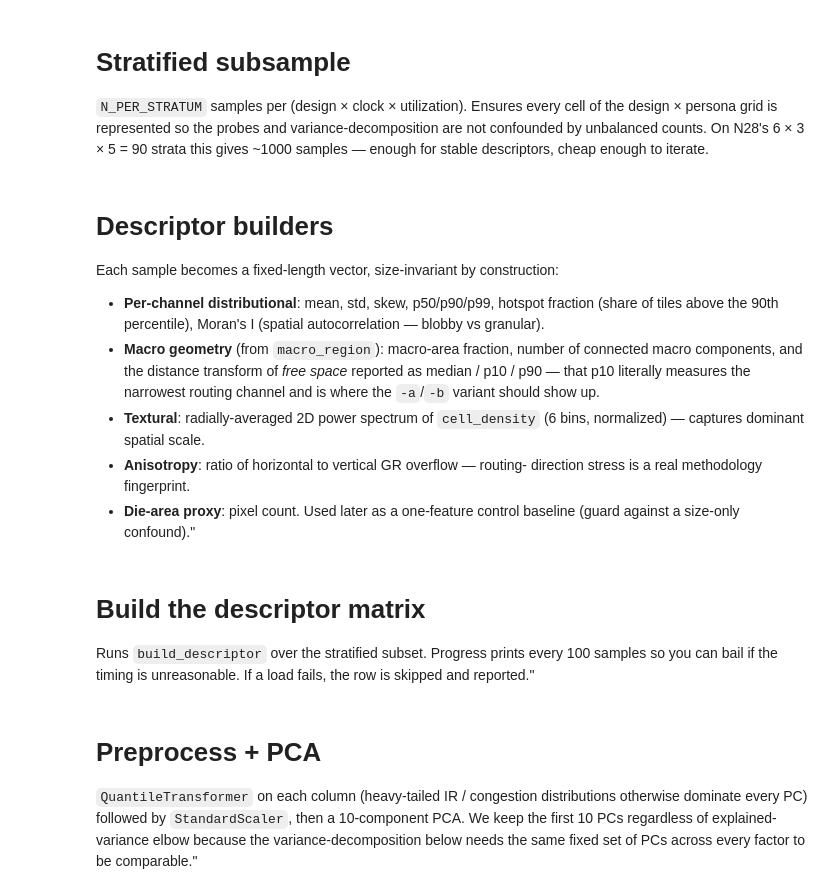
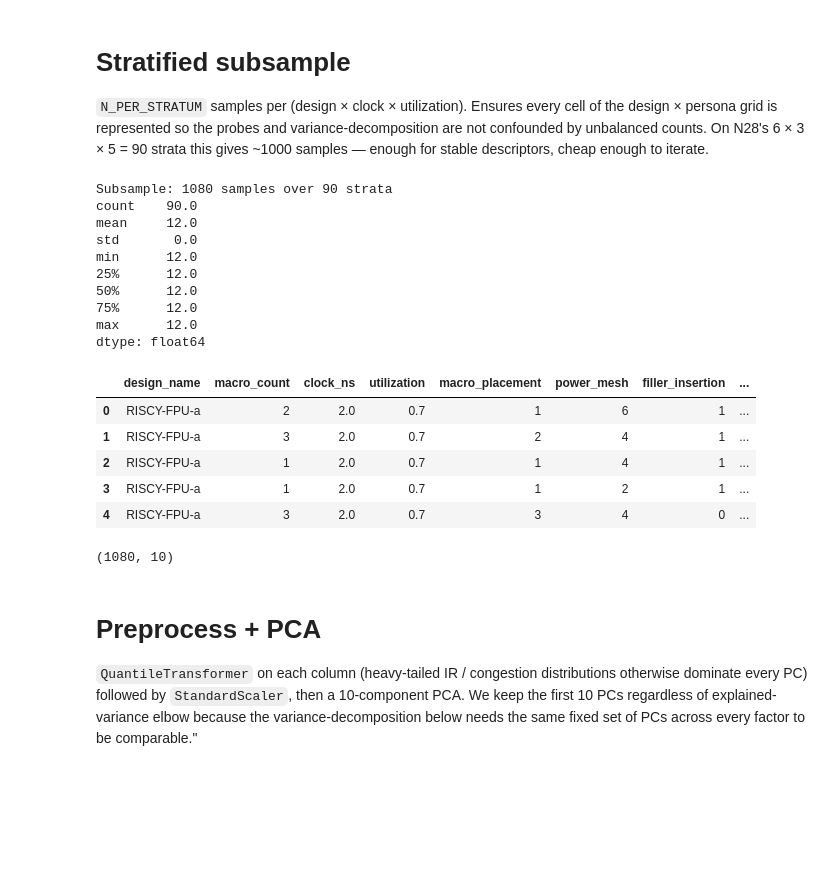
Before and after one commit to beppSpedicato/CircuitNet, a Jupyter notebook: dataset_description_and_partitioning/feature_axis_validation.ipynb, the cells around one changed output. Cells and saved outputs as stored; diff of their text form; code cells hidden in the pictures; blank space fills up the shorter version.

```diff
--- a/dataset_description_and_partitioning/feature_axis_validation.ipynb
+++ b/dataset_description_and_partitioning/feature_axis_validation.ipynb
@@ -145,30 +165,32 @@ descriptors, cheap enough to iterate.
 # %%
 def _sample(g, k=N_PER_STRATUM, seed=SEED):
     return g.sample(n=min(k, len(g)), random_state=seed)
 
 subset = (df_meta
           .groupby(STRATUM_COLS, group_keys=False)
           .apply(_sample)
           .reset_index(drop=True))
 print(f'Subsample: {len(subset)} samples over '
       f'{subset[STRATUM_COLS].drop_duplicates().shape[0]} strata')
 print(subset.groupby(STRATUM_COLS).size().describe())
+
+display(subset.head())
+print(subset.shape)
+# %% [output]
+Subsample: 1080 samples over 90 strata
+count    90.0
+mean     12.0
+std       0.0
+min      12.0
+25%      12.0
+50%      12.0
+75%      12.0
+max      12.0
+dtype: float64
+|  | design_name | macro_count | clock_ns | utilization | macro_placement | power_mesh | filler_insertion | ... |
+| 0 | RISCY-FPU-a | 2 | 2.0 | 0.7 | 1 | 6 | 1 | ... |
+| 1 | RISCY-FPU-a | 3 | 2.0 | 0.7 | 2 | 4 | 1 | ... |
+| 2 | RISCY-FPU-a | 1 | 2.0 | 0.7 | 1 | 4 | 1 | ... |
+| 3 | RISCY-FPU-a | 1 | 2.0 | 0.7 | 1 | 2 | 1 | ... |
+| 4 | RISCY-FPU-a | 3 | 2.0 | 0.7 | 3 | 4 | 0 | ... |
+(1080, 10)
-# %% [markdown]
-# Descriptor builders
-
-Each sample becomes a fixed-length vector, size-invariant by construction:
-
-- **Per-channel distributional**: mean, std, skew, p50/p90/p99, hotspot
-  fraction (share of tiles above the 90th percentile), Moran's I
-  (spatial autocorrelation — blobby vs granular).
-- **Macro geometry** (from `macro_region`): macro-area fraction, number of
-  connected macro components, and the distance transform of *free space*
-  reported as median / p10 / p90 — that p10 literally measures the
-  narrowest routing channel and is where the `-a`/`-b` variant should show
-  up.
-- **Textural**: radially-averaged 2D power spectrum of `cell_density`
-  (6 bins, normalized) — captures dominant spatial scale.
-- **Anisotropy**: ratio of horizontal to vertical GR overflow — routing-
-  direction stress is a real methodology fingerprint.
-- **Die-area proxy**: pixel count. Used later as a one-feature control
-  baseline (guard against a size-only confound)."
@@ -273,6 +196,0 @@ print(f'Descriptor vector length: ~{approx} '
-# %% [markdown]
-# Build the descriptor matrix
-
-Runs `build_descriptor` over the stratified subset. Progress prints every
-100 samples so you can bail if the timing is unreasonable. If a load
-fails, the row is skipped and reported."
```
Also changed, not shown: parts of 12 cells of this notebook.
